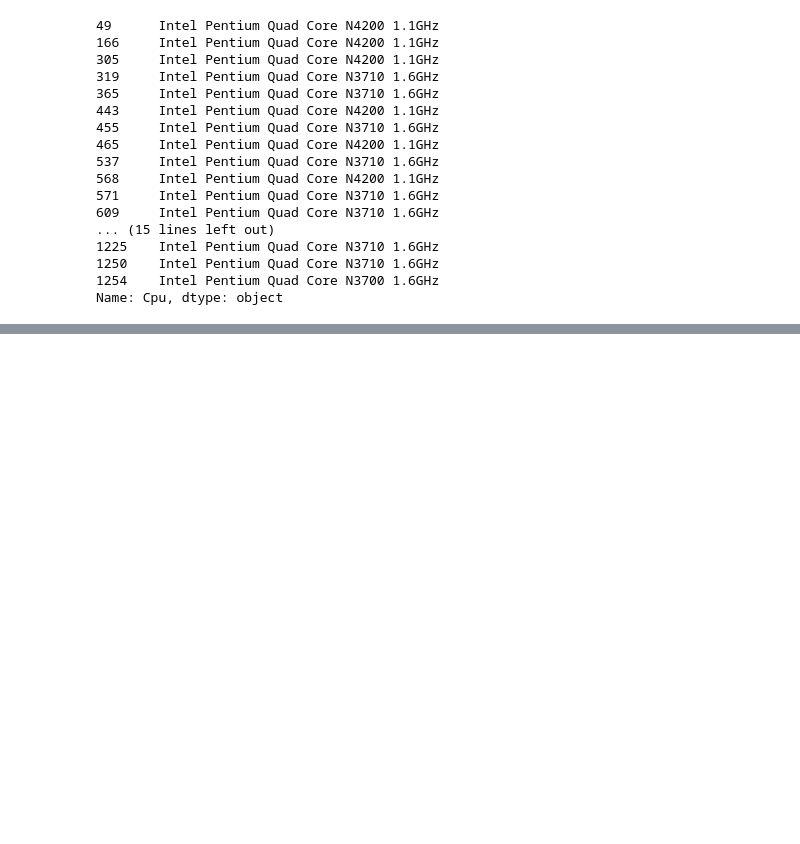
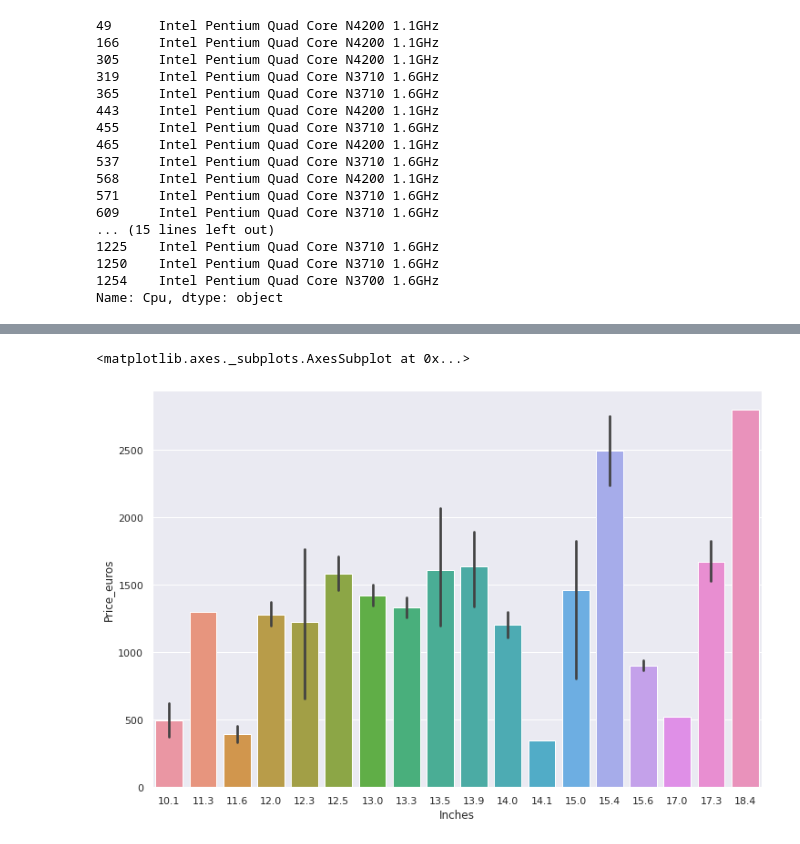
Before and after one commit to SayatP/Laptop-price-prediction, a Jupyter notebook: Notebook.ipynb, the cells around one changed output, grey strips where cells are left out. Saved outputs shown, nothing was run; the diff lists cells and outputs as text; code cells hidden in the pictures; blank space fills up the shorter version.

```diff
--- a/Notebook.ipynb
+++ b/Notebook.ipynb
@@ -130,0 +171,8 @@ df['Pixels Per Inch'] = df.apply(lambda x: resolution_to_number(x.ScreenResoluti
+# %%
+sns.set(rc = {'figure.figsize':(12,8)})
+
+sns.barplot(x=df["Inches"], y=df["Price_euros"])
+# Price does not increase when 'Inches' increase. Hence 'Inches' may be ignored.
+# %% [output]
+<matplotlib.axes._subplots.AxesSubplot at 0x...>
+[figure, added]
```
Also changed, not shown: parts of 18 cells of this notebook.
